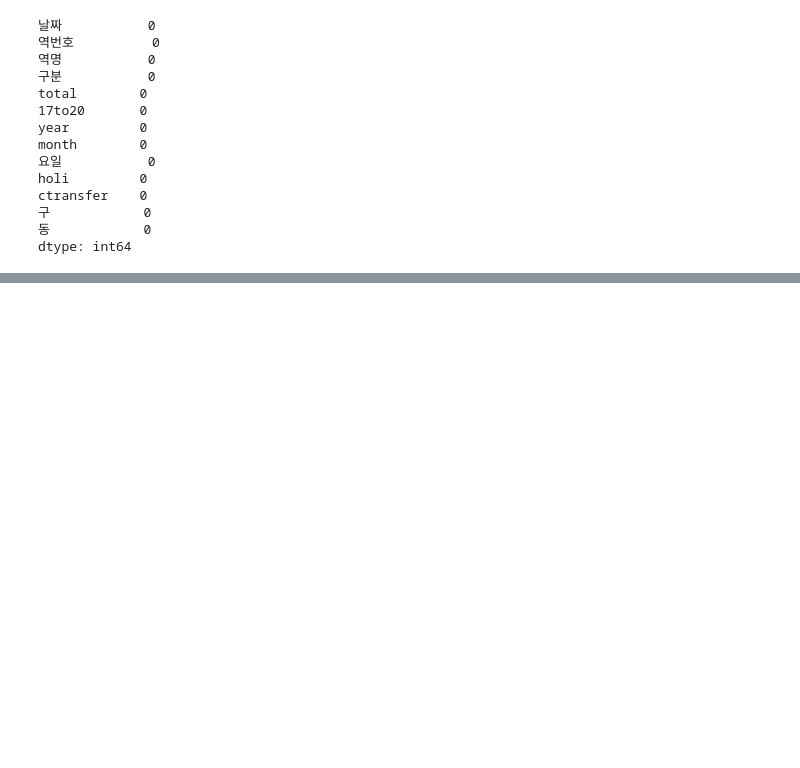
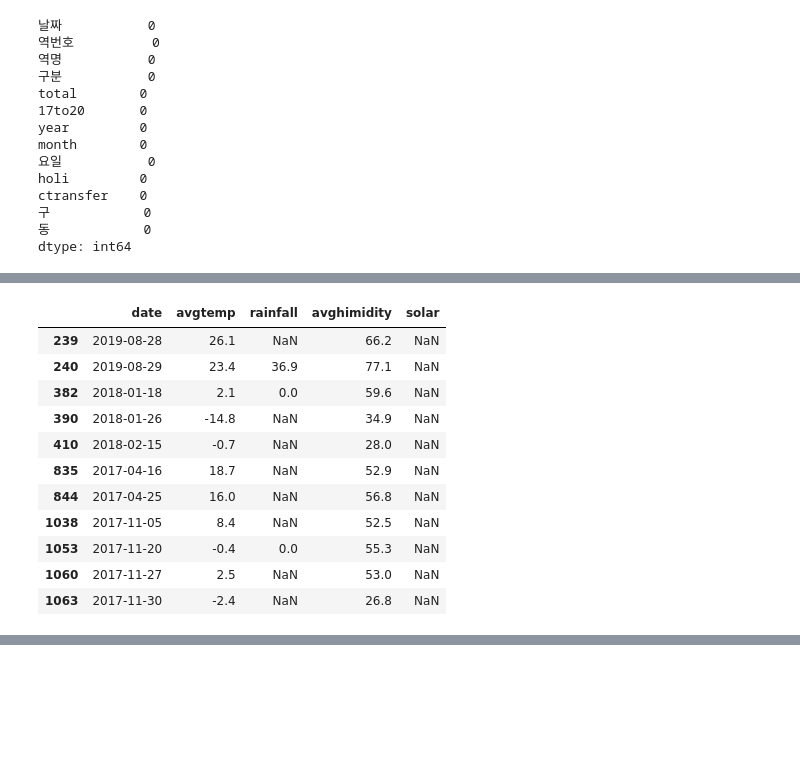
Before and after one commit to Seoheesu1/Regression, a Jupyter notebook: Preprocessing.ipynb, the cells around one changed output, grey strips where cells are left out. Drawn from its saved outputs; the diff is of its cells as text; code cells hidden in the pictures; blank space fills up the shorter version.

```diff
--- a/Preprocessing.ipynb
+++ b/Preprocessing.ipynb
@@ -666,0 +680,3 @@ dtype: int64
+# %%
+# 2016년이 윤년이라 하루 더 있음
+tem = pd.concat([tem_2019,tem_2018,tem_2017,tem_2016])
@@ -666,0 +691,2 @@ dtype: int64
+# %%
+tem.reset_index(drop=True,inplace=True)
@@ -666,0 +697,2 @@ dtype: int64
+# %%
+tem=tem.iloc[:,np.where(tem.columns.isin(['일시','평균기온(°C)','평균 상대습도(%)','일강수량(mm)','합계 일사(MJ/m2)']))[0]]
@@ -666,0 +708,17 @@ dtype: int64
+# %%
+tem.columns=["date","avgtemp","rainfall","avghimidity","solar"]
+# %%
+tem[tem.solar.isnull()]
+# %% [output]
+|  | date | avgtemp | rainfall | avghimidity | solar |
+| 239 | 2019-08-28 | 26.1 | NaN | 66.2 | NaN |
+| 240 | 2019-08-29 | 23.4 | 36.9 | 77.1 | NaN |
+| 382 | 2018-01-18 | 2.1 | 0.0 | 59.6 | NaN |
+| 390 | 2018-01-26 | -14.8 | NaN | 34.9 | NaN |
+| 410 | 2018-02-15 | -0.7 | NaN | 28.0 | NaN |
+| 835 | 2017-04-16 | 18.7 | NaN | 52.9 | NaN |
+| 844 | 2017-04-25 | 16.0 | NaN | 56.8 | NaN |
+| 1038 | 2017-11-05 | 8.4 | NaN | 52.5 | NaN |
+| 1053 | 2017-11-20 | -0.4 | 0.0 | 55.3 | NaN |
+| 1060 | 2017-11-27 | 2.5 | NaN | 53.0 | NaN |
+| 1063 | 2017-11-30 | -2.4 | NaN | 26.8 | NaN |
```
Also changed, not shown: parts of 18 cells of this notebook.
